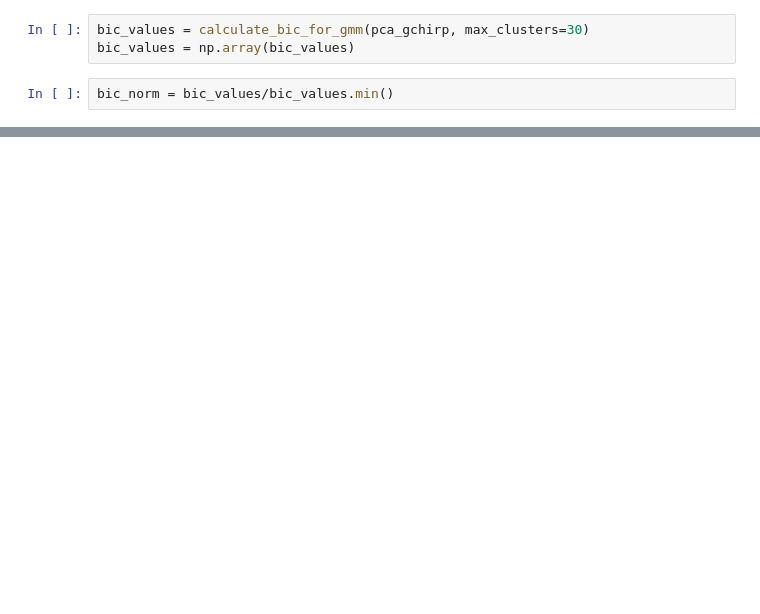
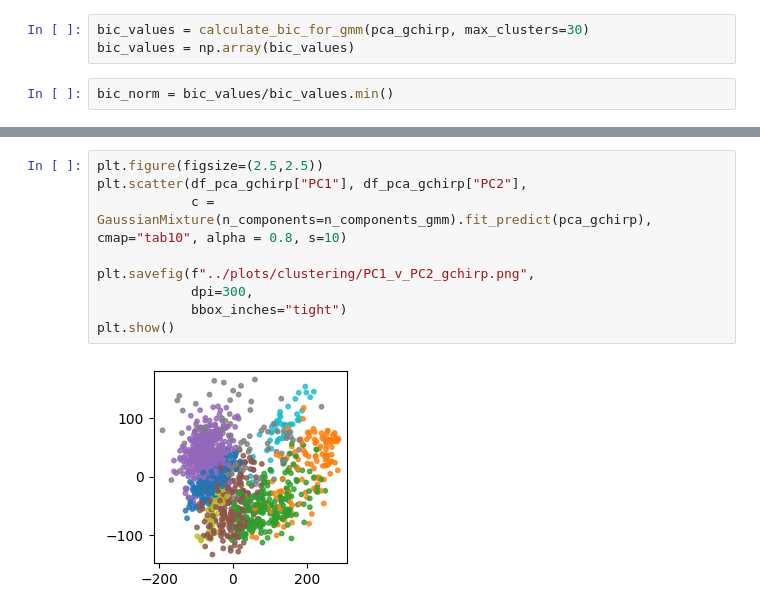
Before and after one commit to FloskelSalomon/amacrine_cells_neuromodulation, a Jupyter notebook: notebooks/light_stimulus/Clustering.ipynb, the cells around one changed output, grey strips where cells are left out. Saved outputs shown, nothing was run; the diff lists cells and outputs as text; blank space fills up the shorter version.

```diff
--- a/notebooks/light_stimulus/Clustering.ipynb
+++ b/notebooks/light_stimulus/Clustering.ipynb
@@ -364,0 +244,11 @@ len(df_c1_thresh[df_c1_thresh["qidx_lChirp"] > 0.35])
+# %%
+plt.figure(figsize=(2.5,2.5))
+plt.scatter(df_pca_gchirp["PC1"], df_pca_gchirp["PC2"],
+            c = GaussianMixture(n_components=n_components_gmm).fit_predict(pca_gchirp), cmap="tab10", alpha = 0.8, s=10)
+
+plt.savefig(f"../plots/clustering/PC1_v_PC2_gchirp.png",
+            dpi=300,
+            bbox_inches="tight")
+plt.show()
+# %% [output]
+[figure, new version]
```
Also changed, not shown: parts of 56 cells of this notebook, 2 other files.
